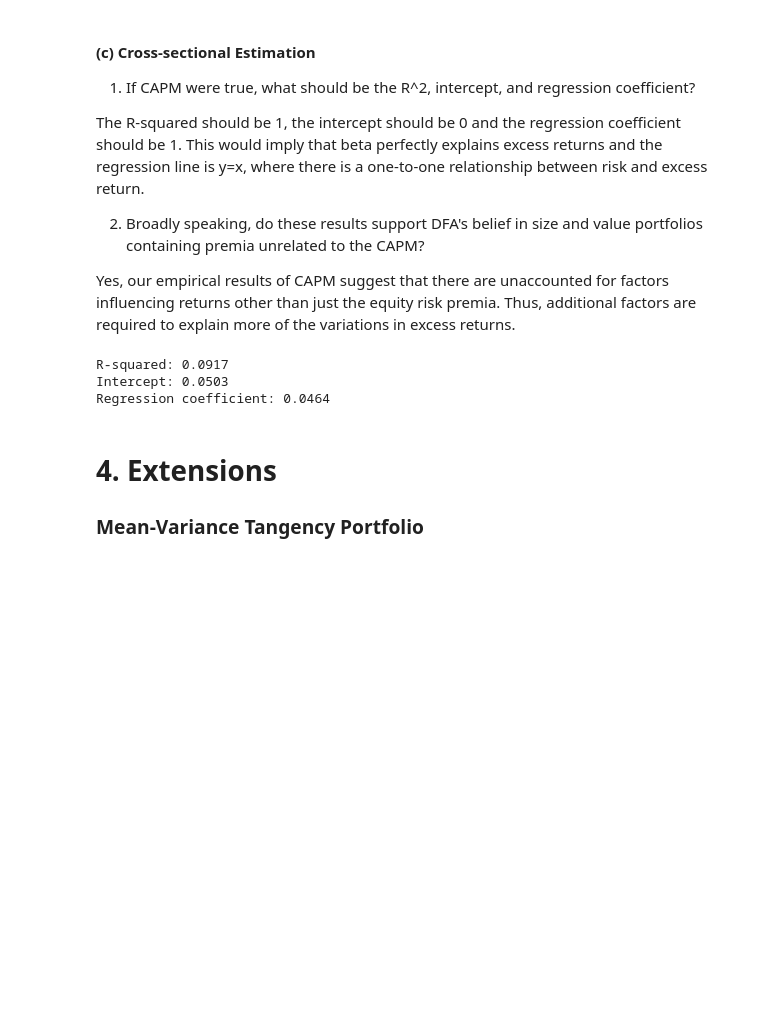
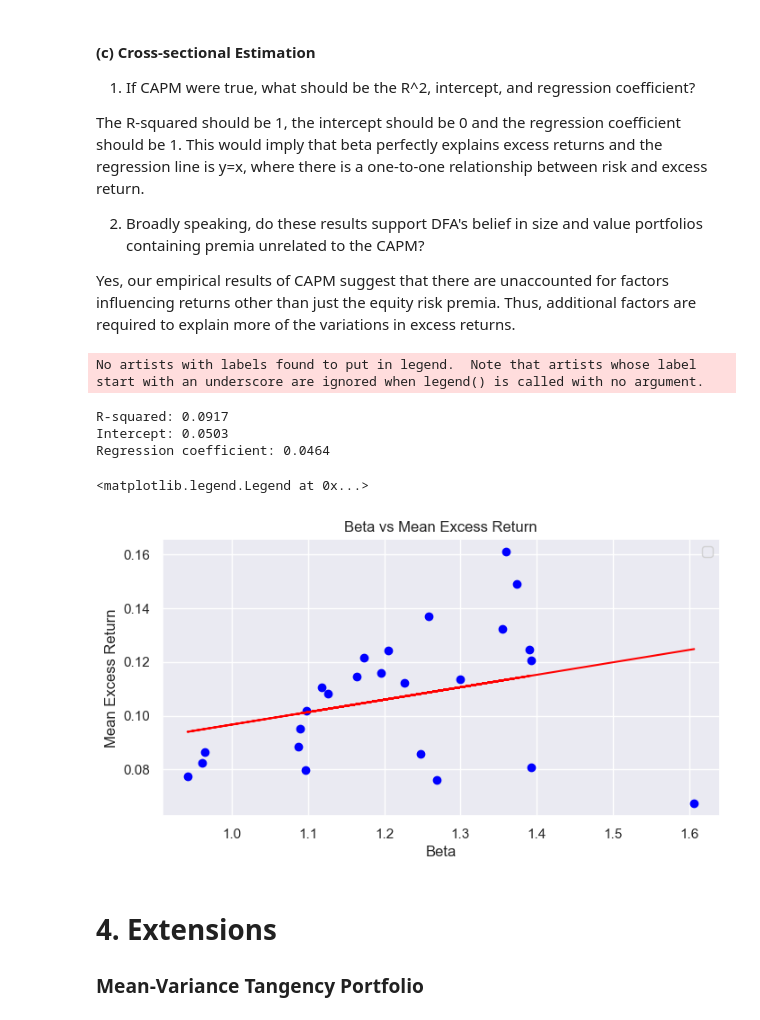
Before and after one commit to wickmanb22/finmath367_group2, a Jupyter notebook: HW4/hw4_wickman.ipynb, the cells around one changed output. Cells and saved outputs as stored; diff of their text form; code cells hidden in the pictures; blank space fills up the shorter version.

Commit message:
update wickman hw 4
my R^2 in the cross-sectional regression (3.3) is too low. any ideas?

```diff
--- a/HW4/hw4_wickman.ipynb
+++ b/HW4/hw4_wickman.ipynb
@@ -286,7 +286,7 @@ The mean-absolute-error should theoretically be zero as asset's return should be
 The Treynor ratio, a measure of risk adjusted return, should be 1, the alphas should be 0, and the information ratio should be around 1 because excess returns should be due to luck (captured in the residual), not skill.
 # %%
 # Apply CAPM regression to each column
-capm_results = rf_returns.apply(lambda x: pd.Series(capm_regression_one_factor(rf_returns, x.name, factors_subset[['MKT']])), axis=0).T
+capm_results = rf_returns.apply(lambda x: pd.Series(capm_regression_one_factor(rf_returns, x.name, factor = factors_subset[['MKT']])), axis=0).T
 display(capm_results.head())
 
 # Mean-absolute-error of CAPM
@@ -313,17 +313,31 @@ Yes, our empirical results of CAPM suggest that there are unaccounted for factor
 # %%
 # Cross-sectional CAPM regression (excess returns ~ beta)
 X = capm_results[['beta']]
 X = sm.add_constant(X)  # Adds a constant term (alpha)
 y = summary_returns[['Mean']]
 model = sm.OLS(y, X).fit()
 
-# r^2 should be around 0.3/ 0.27
+print(f"R-squared: {model.rsquared.round(4)}\nIntercept: {model.params[0].round(4)}\nRegression coefficient: {model.params[1].round(4)}")
 
-print(f"R-squared: {model.rsquared.round(4)}\nIntercept: {model.params[0].round(4)}\nRegression coefficient: {model.params[1].round(4)}")
+## plot beta vs excess return
+# regression predictions
+predictions = model.predict(X)
+
+# figure
+plt.figure(figsize=(8, 4))
+plt.scatter(X.iloc[:, 1], y, color='blue')  # First column of X without the constant
+plt.plot(X.iloc[:, 1], predictions, color='red')
+plt.xlabel('Beta')
+plt.ylabel('Mean Excess Return')
+plt.title('Beta vs Mean Excess Return')
+plt.legend()
 # %% [output]
-R-squared: 0.0917
-Intercept: 0.0503
-Regression coefficient: 0.0464
+No artists with labels found to put in legend.  Note that artists whose label start with an underscore are ignored when legend() is called with no argument.
+R-squared: 0.0917
+Intercept: 0.0503
+Regression coefficient: 0.0464
+<matplotlib.legend.Legend at 0x...>
+[figure, added]
 # %% [markdown]
 # 4. Extensions
 
```
